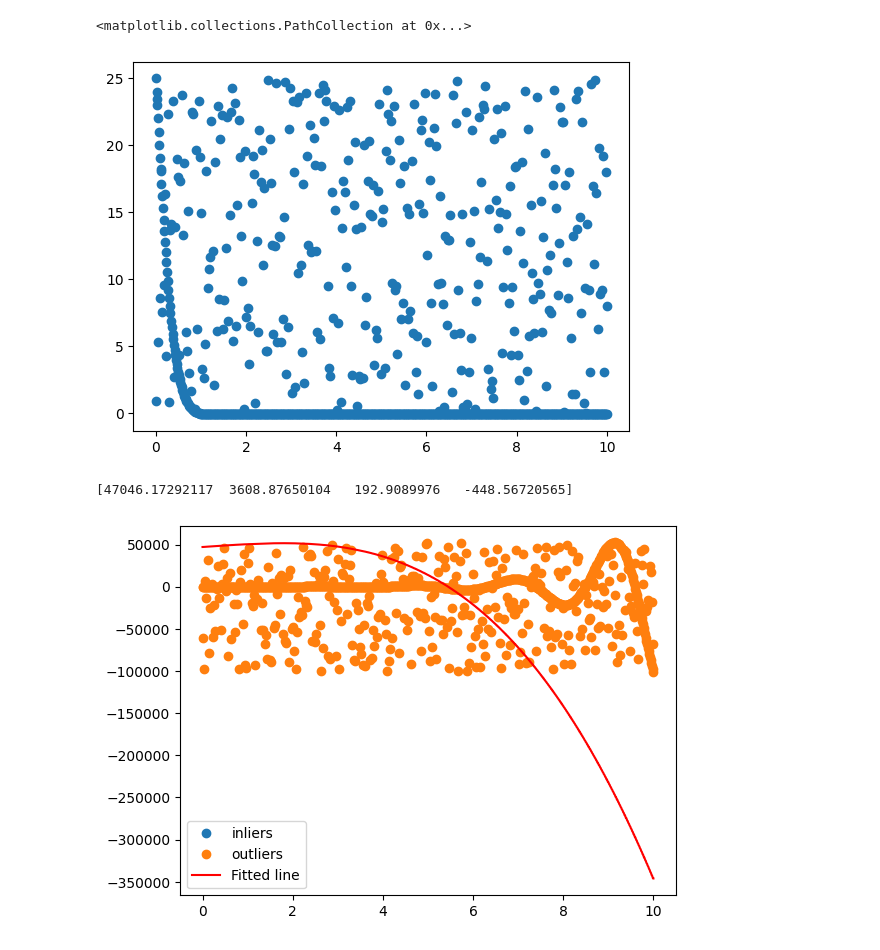
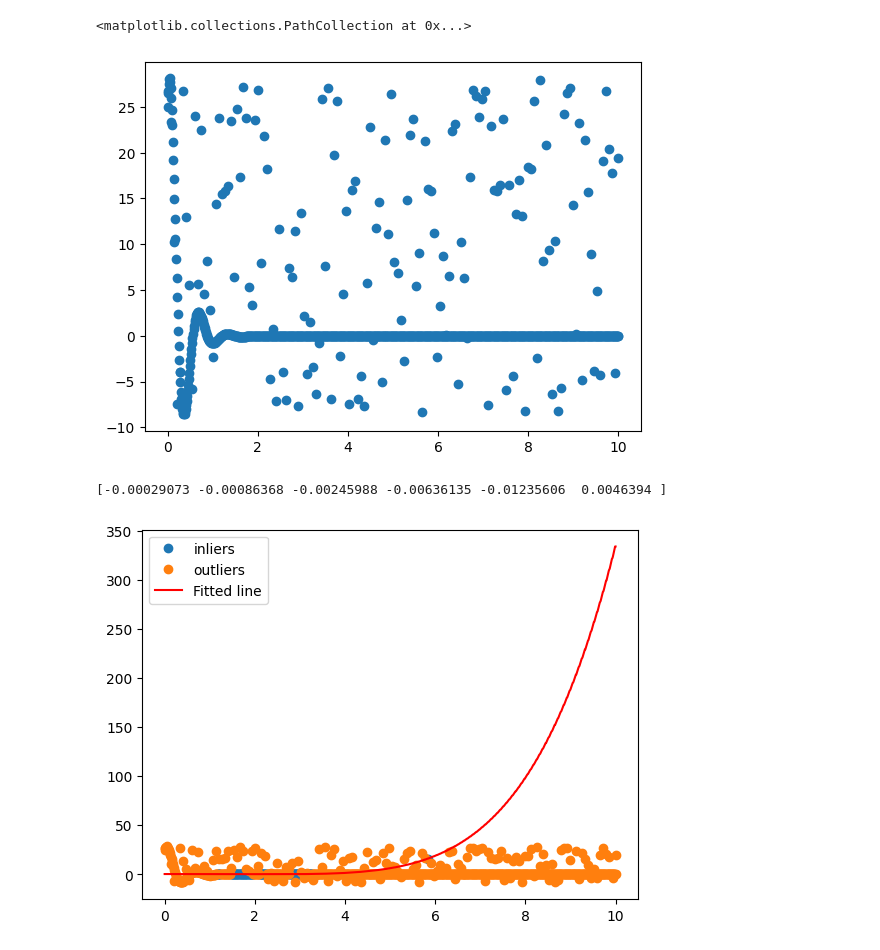
Before and after one commit to B3aRrrr/ML_Set_2, a Jupyter notebook: LAB_RANSAC/test.ipynb, the cells around one changed output. Cells and saved outputs as stored; diff of their text form; code cells hidden in the pictures.

```diff
--- a/LAB_RANSAC/test.ipynb
+++ b/LAB_RANSAC/test.ipynb
@@ -7,13 +7,16 @@ from MY_RANSAC import ransac,data,line
 import scipy
 # %%
 rng = default_rng()
-p_gen = data.Point_Generator(1000,0.35)
-X,y = p_gen.generate_case(k = np.random.uniform(-10,10),b= np.random.uniform(-5,5),eps=0.45,_case_="complex_1")
+p_gen = data.Point_Generator(1000,0.15)
+X,y = p_gen.generate_case(
+    k = np.random.uniform(-10,10),
+    b= np.random.uniform(-5,5),
+    eps=0.15,_case_="complex_1")
 poly_degree = 5
 plt.scatter(X,y)
 # %% [output]
 <matplotlib.collections.PathCollection at 0x...>
-[figure, old version]
+[figure, new version]
 # %%
 Line = line.Line(x=X,y=y,degree=poly_degree)
 Line.estimate_params()
@@ -30,8 +33,8 @@ plt.plot(x_out, y_out, 'r', label='Fitted line')
 plt.legend()
 plt.show()
 # %% [output]
-[47046.17292117  3608.87650104   192.9089976   -448.56720565]
+[-0.00029073 -0.00086368 -0.00245988 -0.00636135 -0.01235606  0.0046394 ]
-[figure, old version]
+[figure, new version]
 # %%
 Ransac =  ransac.RANSAC()
 case_params = {'x': X, 'y': y,"iter_num":750,"poly_degree":poly_degree}
```
Also changed, not shown: parts of 2 cells of this notebook.
